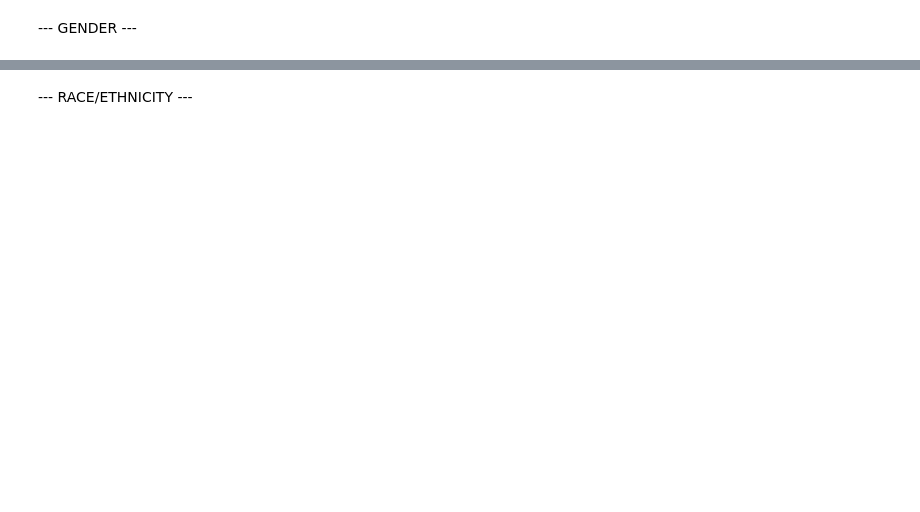
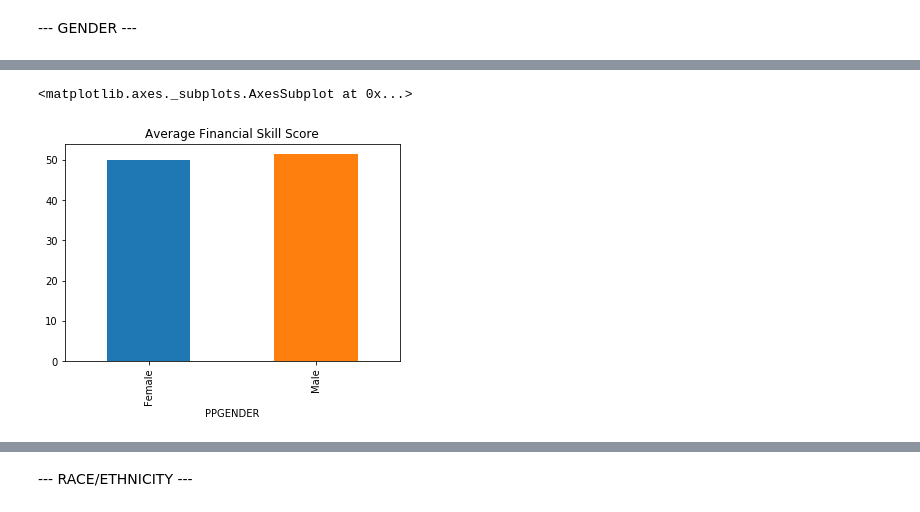
Before and after one commit to ds4a-team85/cohort2020-team-project, a Jupyter notebook: CFPB_EDA.ipynb, the cells around one changed output, grey strips where cells are left out. Cells and saved outputs as stored; diff of their text form; code cells hidden in the pictures; blank space fills up the shorter version.

```diff
--- a/CFPB_EDA.ipynb
+++ b/CFPB_EDA.ipynb
@@ -140,0 +140,5 @@ fs_score_gender
+# %%
+fs_score_gender['FSscore_avg'].plot.bar(title='Average Financial Skill Score')
+# %% [output]
+<matplotlib.axes._subplots.AxesSubplot at 0x...>
+[figure, added]
```
Also changed, not shown: parts of 38 cells of this notebook.
